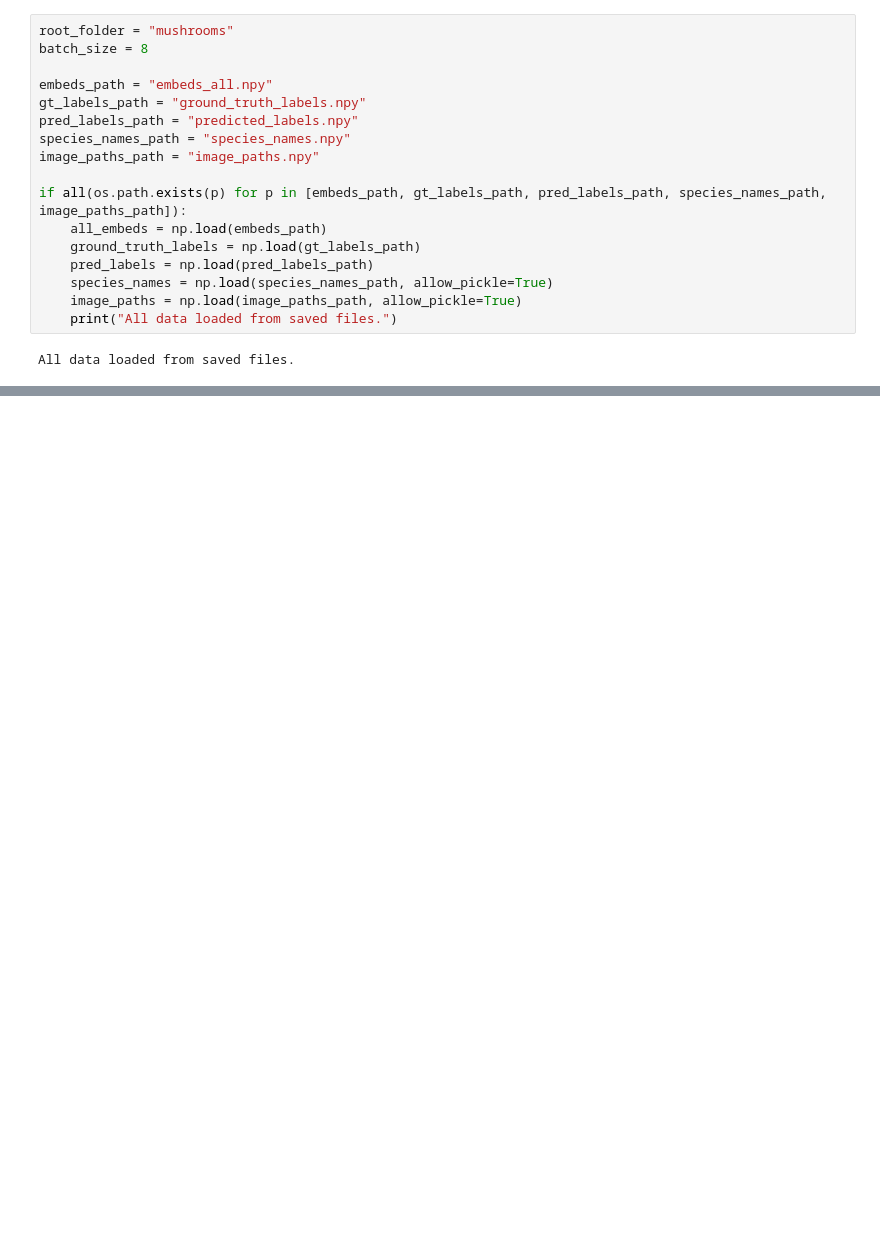
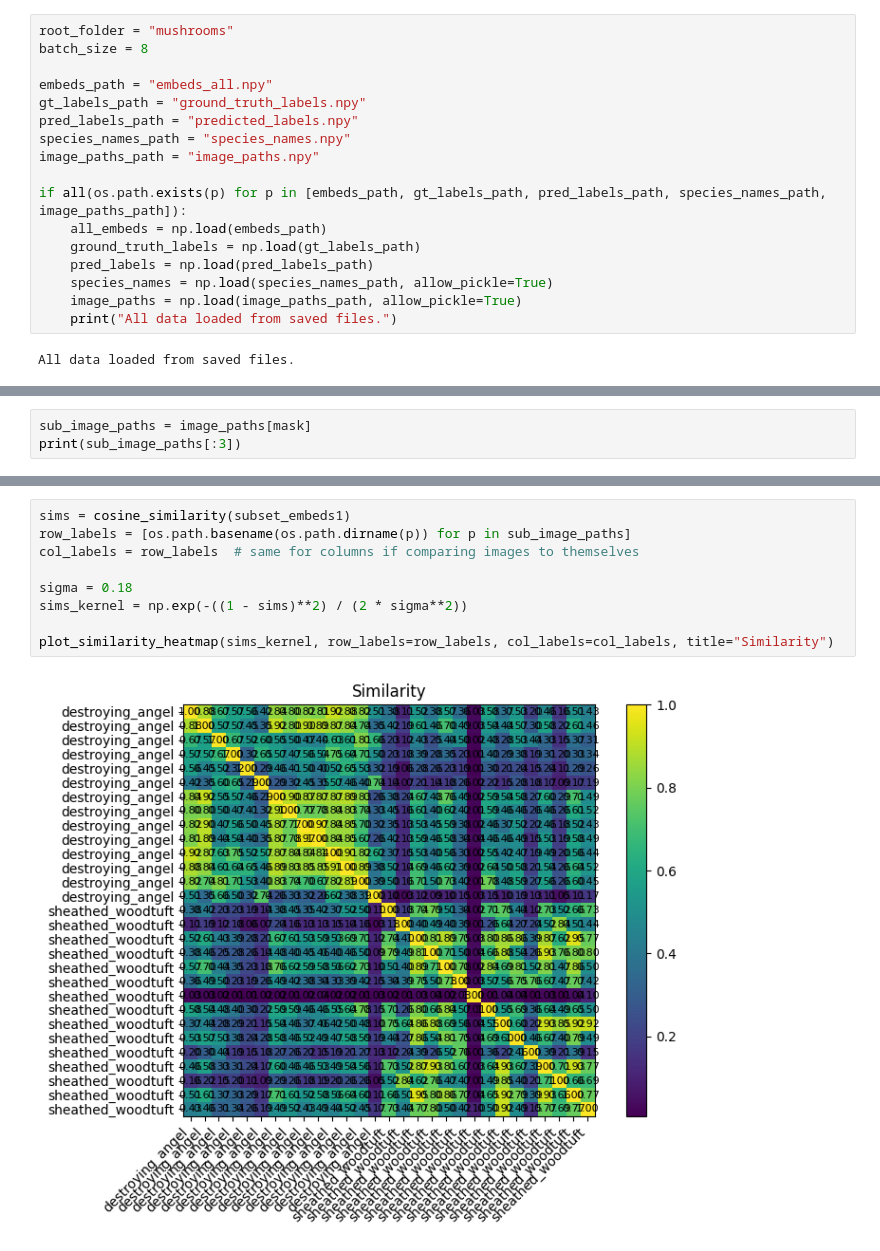
Before and after one commit to mwsong/COGS118B_FA25_Project, a Jupyter notebook: few_species_test.ipynb, the cells around one changed output, grey strips where cells are left out. Saved outputs shown, nothing was run; the diff lists cells and outputs as text; blank space fills up the shorter version.

```diff
--- a/few_species_test.ipynb
+++ b/few_species_test.ipynb
@@ -28,0 +57,3 @@ All data loaded from saved files.
+# %%
+sub_image_paths = image_paths[mask]
+print(sub_image_paths[:3])
@@ -28,0 +86,11 @@ All data loaded from saved files.
+# %%
+sims = cosine_similarity(subset_embeds1)
+row_labels = [os.path.basename(os.path.dirname(p)) for p in sub_image_paths]
+col_labels = row_labels  # same for columns if comparing images to themselves
+
+sigma = 0.18
+sims_kernel = np.exp(-((1 - sims)**2) / (2 * sigma**2))
+
+plot_similarity_heatmap(sims_kernel, row_labels=row_labels, col_labels=col_labels, title="Similarity")
+# %% [output]
+[figure, added]
```
Also changed, not shown: parts of 16 cells of this notebook, 1 other file.
